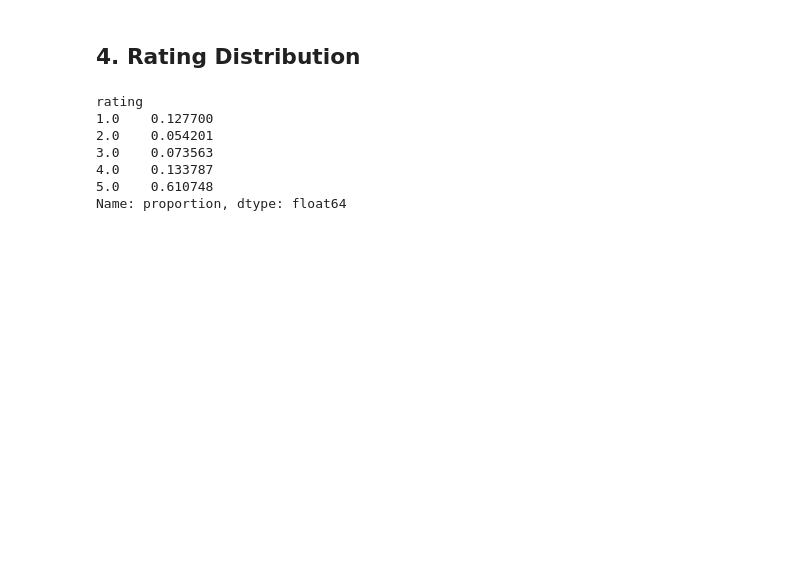
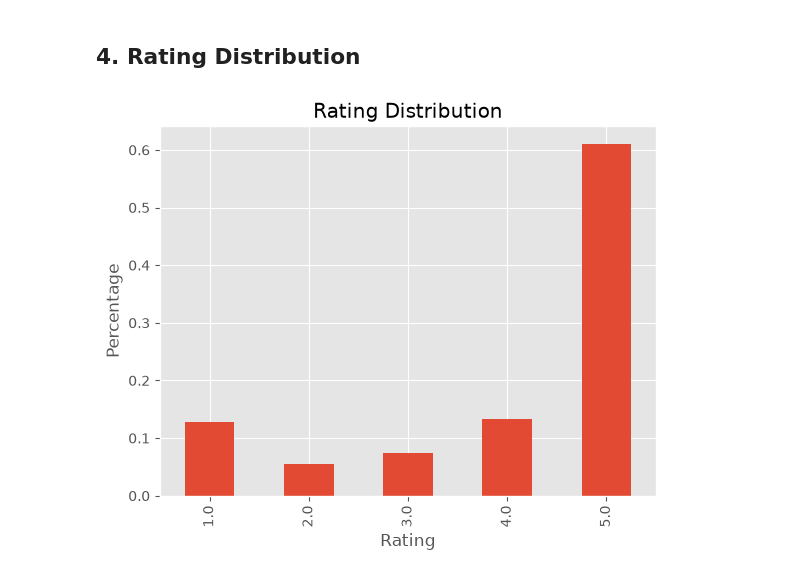
Before and after one commit to Pantelijaa/RecoSearch, a Jupyter notebook: notebooks/eda.ipynb, the cells around one changed output. Saved outputs shown, nothing was run; the diff lists cells and outputs as text; code cells hidden in the pictures; blank space fills up the shorter version.

```diff
--- a/notebooks/eda.ipynb
+++ b/notebooks/eda.ipynb
@@ -10,12 +10,19 @@
 ## 1. Load and Inspect Raw Data
 # %%
 import pandas as pd
+import matplotlib.pyplot as plt
+from src.data.clean import iterative_filter
+
+pd.set_option('display.max_columns', 100)
+plt.style.use('ggplot')
 
 reviews_df = pd.read_parquet("../data/raw/Video_Games_reviews_100000.parquet")
 metadata_df = pd.read_parquet("../data/raw/Video_Games_metadata_100000.parquet")
 
 print(reviews_df.shape, metadata_df.shape)
-print(reviews_df.columns.tolist())
-print(metadata_df.columns.tolist())
+print(reviews_df.columns)
+print(reviews_df.dtypes)
+print(metadata_df.columns)
+print(metadata_df.dtypes)
 # %% [output]
 (3394737, 10) (100000, 16)
@@ -144,12 +194,9 @@ dtype: float64
 # %% [markdown]
 ## 4. Rating Distribution
 # %%
-reviews_df["rating"].value_counts(normalize=True).sort_index()
+ax = reviews_df["rating"].value_counts(normalize=True).sort_index().plot(kind="bar", title="Rating Distribution")
+ax.set_xlabel("Rating")
+ax.set_ylabel("Percentage")
+plt.show()
 # %% [output]
-rating
-1.0    0.127700
-2.0    0.054201
-3.0    0.073563
-4.0    0.133787
-5.0    0.610748
-Name: proportion, dtype: float64
+[figure, added]
```
Also changed, not shown: parts of 19 cells of this notebook.
